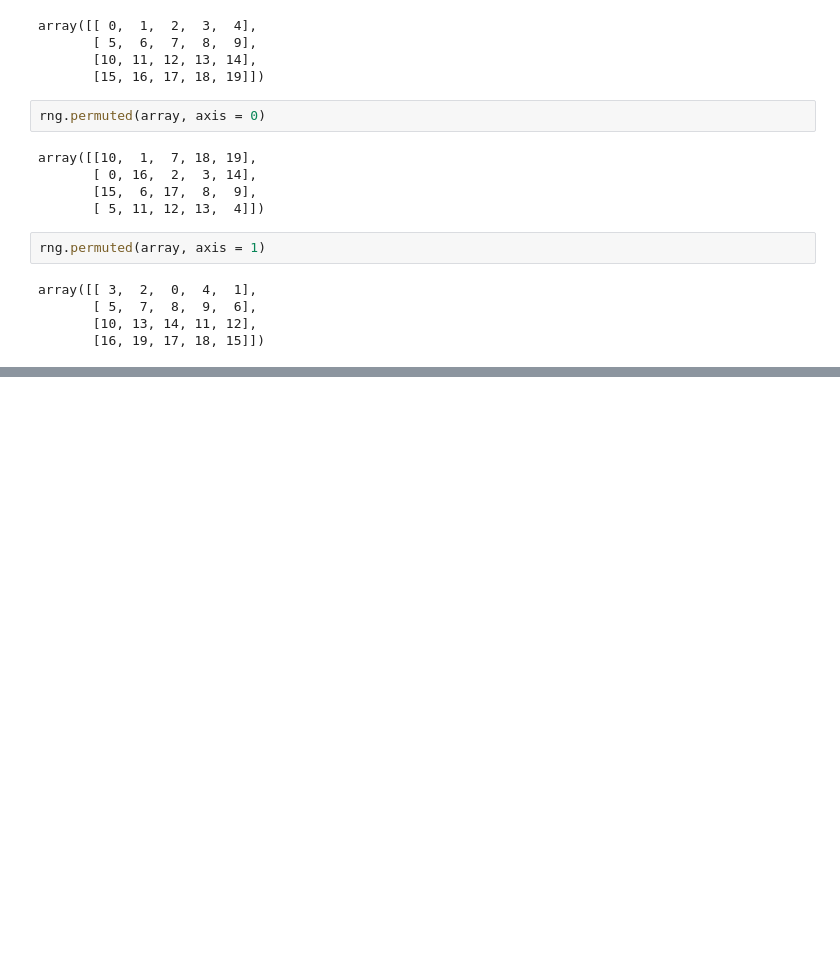
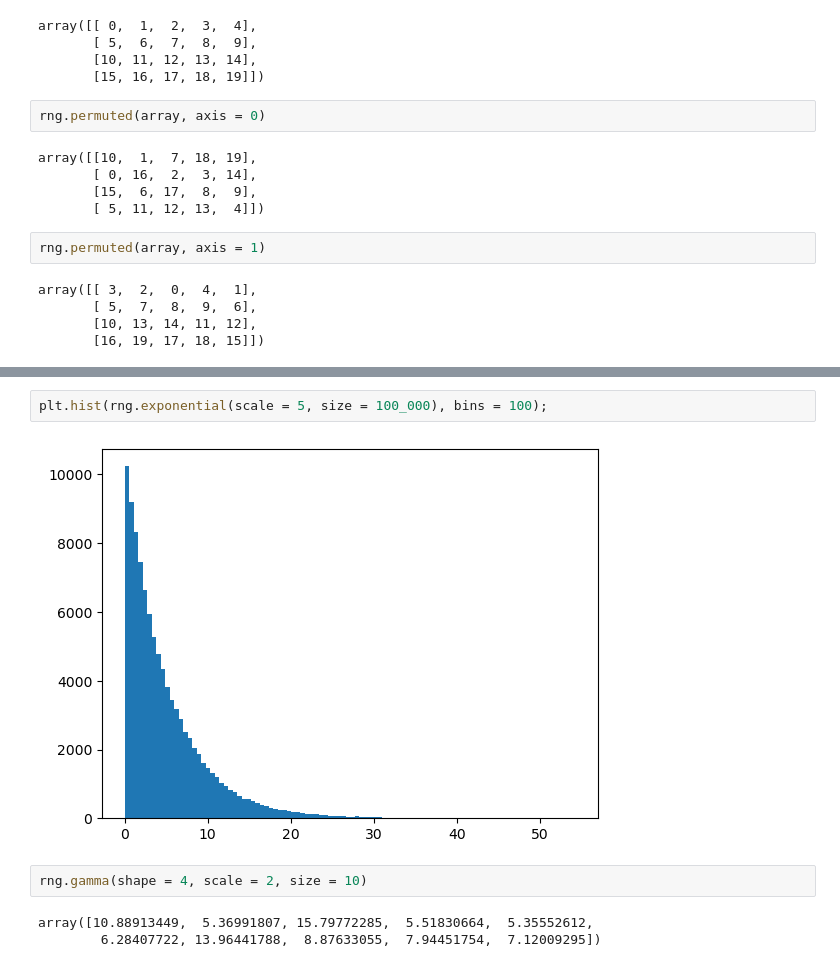
Before and after one commit to Douglas0101/Data_Robotics, a Jupyter notebook: Numpy_Essencial_Para_Desenvolvedores_Python_Numeros_Aleatorios_IA_Expert_Academy.ipynb, the cells around one changed output, grey strips where cells are left out. Saved outputs shown, nothing was run; the diff lists cells and outputs as text; blank space fills up the shorter version.

```diff
--- a/Numpy_Essencial_Para_Desenvolvedores_Python_Numeros_Aleatorios_IA_Expert_Academy.ipynb
+++ b/Numpy_Essencial_Para_Desenvolvedores_Python_Numeros_Aleatorios_IA_Expert_Academy.ipynb
@@ -172,0 +208,9 @@ array([[ 3,  2,  0,  4,  1],
+# %%
+plt.hist(rng.exponential(scale = 5, size = 100_000), bins = 100);
+# %% [output]
+[figure, added]
+# %%
+rng.gamma(shape = 4, scale = 2, size = 10)
+# %% [output]
+array([10.88913449,  5.36991807, 15.79772285,  5.51830664,  5.35552612,
+        6.28407722, 13.96441788,  8.87633055,  7.94451754,  7.12009295])
```
Also changed, not shown: parts of 15 cells of this notebook, 2 other files.
